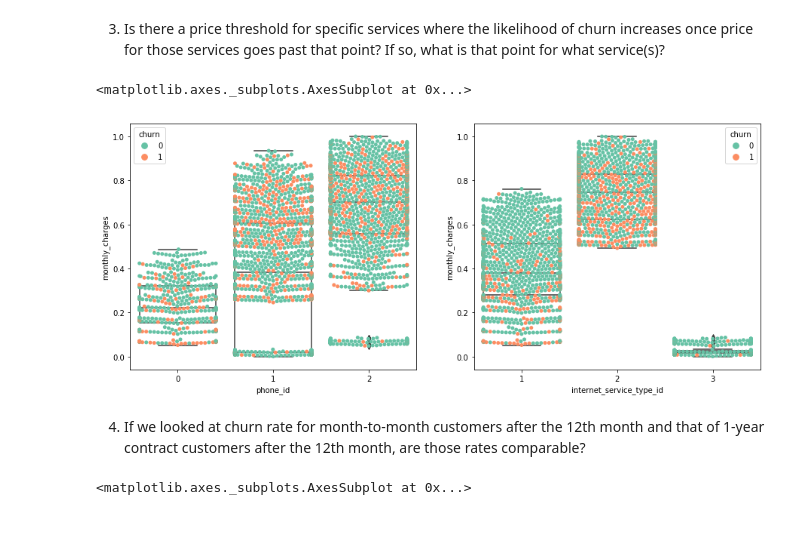
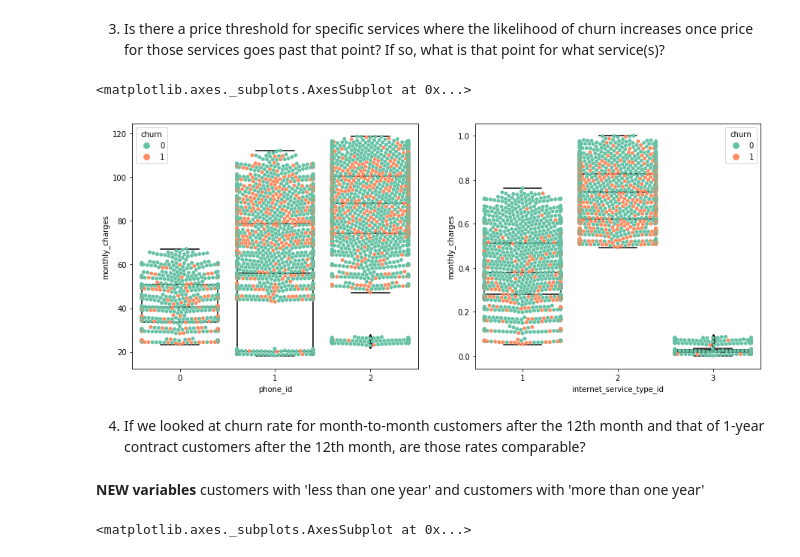
Before and after one commit to ericescalante-jasondunn/classification_project, a Jupyter notebook: Project_Master.ipynb, the cells around one changed output. Cells and saved outputs as stored; diff of their text form; code cells hidden in the pictures; blank space fills up the shorter version.

```diff
--- a/Project_Master.ipynb
+++ b/Project_Master.ipynb
@@ -408,18 +408,20 @@ sns.barplot(x='senior_citizen', y='churn', data=train_df,ax=ax[1,1])
 # %%
 fig, ax = plt.subplots(1,2,figsize=(15,6))
 
-sns.boxplot(x="phone_id", y="monthly_charges", data=train_df, ax=ax[0],
-           showcaps=True,boxprops={'facecolor':'None'}, showfliers=True,whiskerprops={'linewidth':0})
-sns.swarmplot(x="phone_id", y="monthly_charges", data=train_df, ax=ax[0], hue="churn", palette="Set2")
+sns.boxplot(x="phone_id", y="monthly_charges", data=df, ax=ax[0],
+          showcaps=True,boxprops={'facecolor':'None'}, showfliers=True,whiskerprops={'linewidth':0}, color='Black')
+sns.swarmplot(x="phone_id", y="monthly_charges", data=df, ax=ax[0], hue="churn", palette="Set2")
 
+sns.swarmplot(x="internet_service_type_id", y="monthly_charges", data=train_df, ax=ax[1], hue="churn", palette="Set2")
 sns.boxplot(x="internet_service_type_id", y="monthly_charges", data=train_df, ax=ax[1],
-           showcaps=True,boxprops={'facecolor':'None'}, showfliers=True,whiskerprops={'linewidth':0})
-sns.swarmplot(x="internet_service_type_id", y="monthly_charges", data=train_df, ax=ax[1], hue="churn", palette="Set2")
+          showcaps=True,boxprops={'facecolor':'None'}, showfliers=True,whiskerprops={'linewidth':0}, color='Black')
 # %% [output]
 <matplotlib.axes._subplots.AxesSubplot at 0x...>
-[figure, old version]
+[figure, new version]
 # %% [markdown]
 4. If we looked at churn rate for month-to-month customers after the 12th month and that of 1-year contract customers after the 12th month, are those rates comparable?
+# %% [markdown]
+**NEW variables** customers with 'less than one year' and customers with 'more than one year'
 # %%
 train_df['less_than_one'] = train_df['tenure_year'] <= 1
 train_df['more_than_one'] = train_df['tenure_year'] > 1
```
Also changed, not shown: parts of 48 cells of this notebook.
